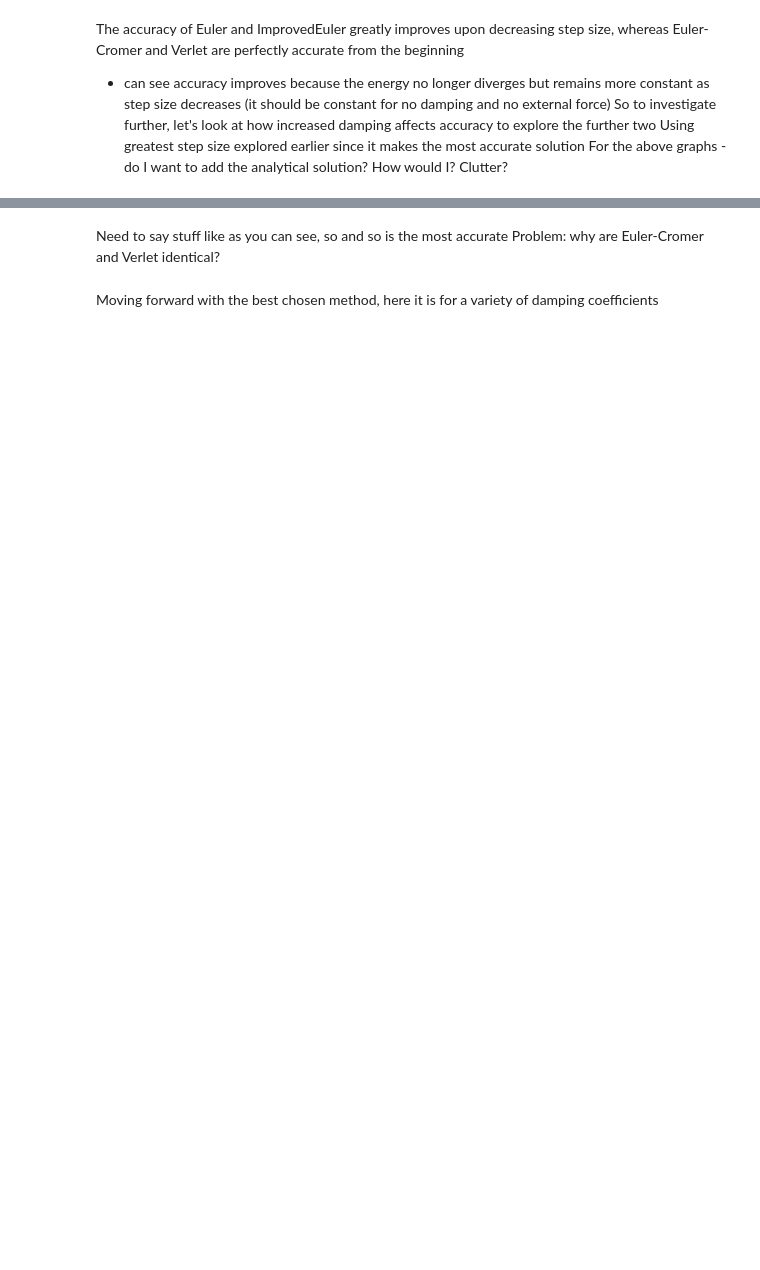
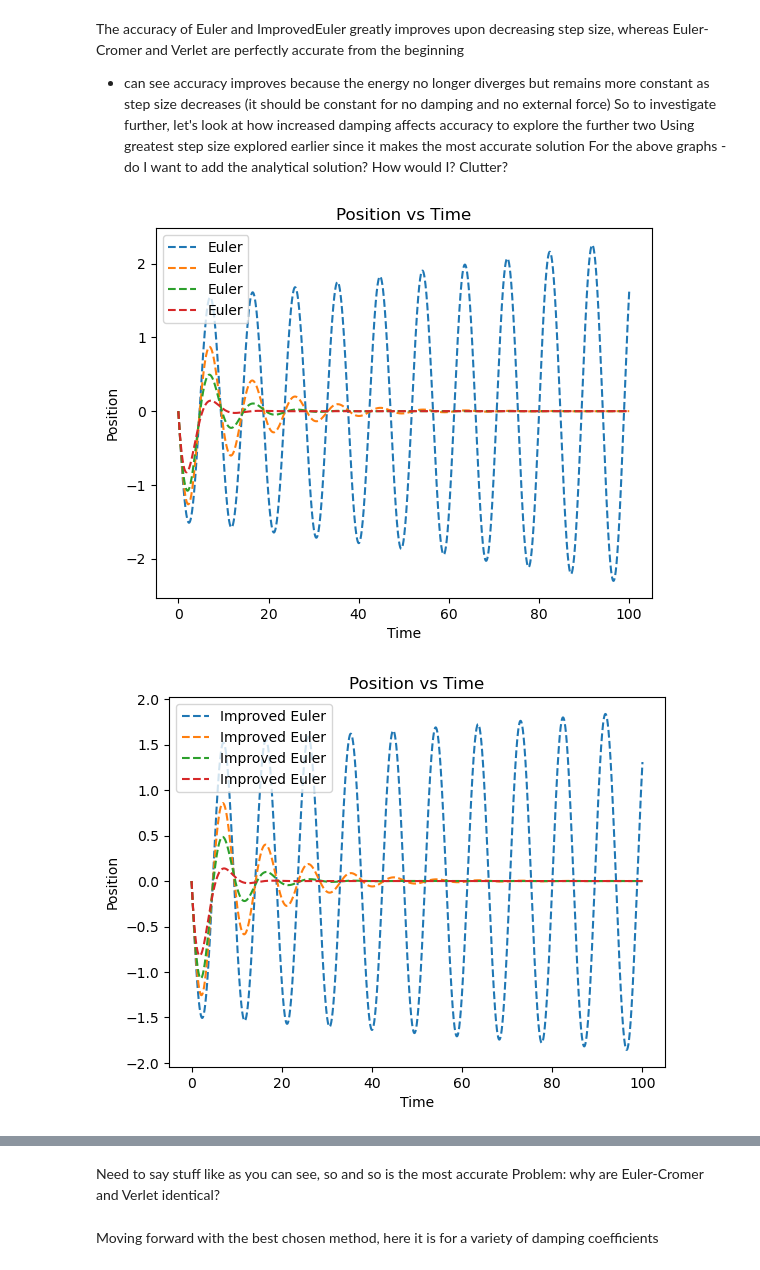
Before and after one commit to david-phelan/computational-physics-project-two, a Jupyter notebook: ProjectTwo.ipynb, the cells around one changed output, grey strips where cells are left out. Drawn from its saved outputs; the diff is of its cells as text; code cells hidden in the pictures; blank space fills up the shorter version.

```diff
--- a/ProjectTwo.ipynb
+++ b/ProjectTwo.ipynb
@@ -416,0 +224,5 @@ for function in [EulerSimulation, ImprovedEulerSimulation, EulerCromerSimulation
+# %%
+plot_simulation(3.03, 1.35, [0, 0.5, 1, 2], [5000], 100, 0, -1, [EulerSimulation, ImprovedEulerSimulation, EulerCromerSimulation, VerletSimulation], False)
+# %% [output]
+[figure, added]
+[figure, added]
```
Also changed, not shown: parts of 26 cells of this notebook.
